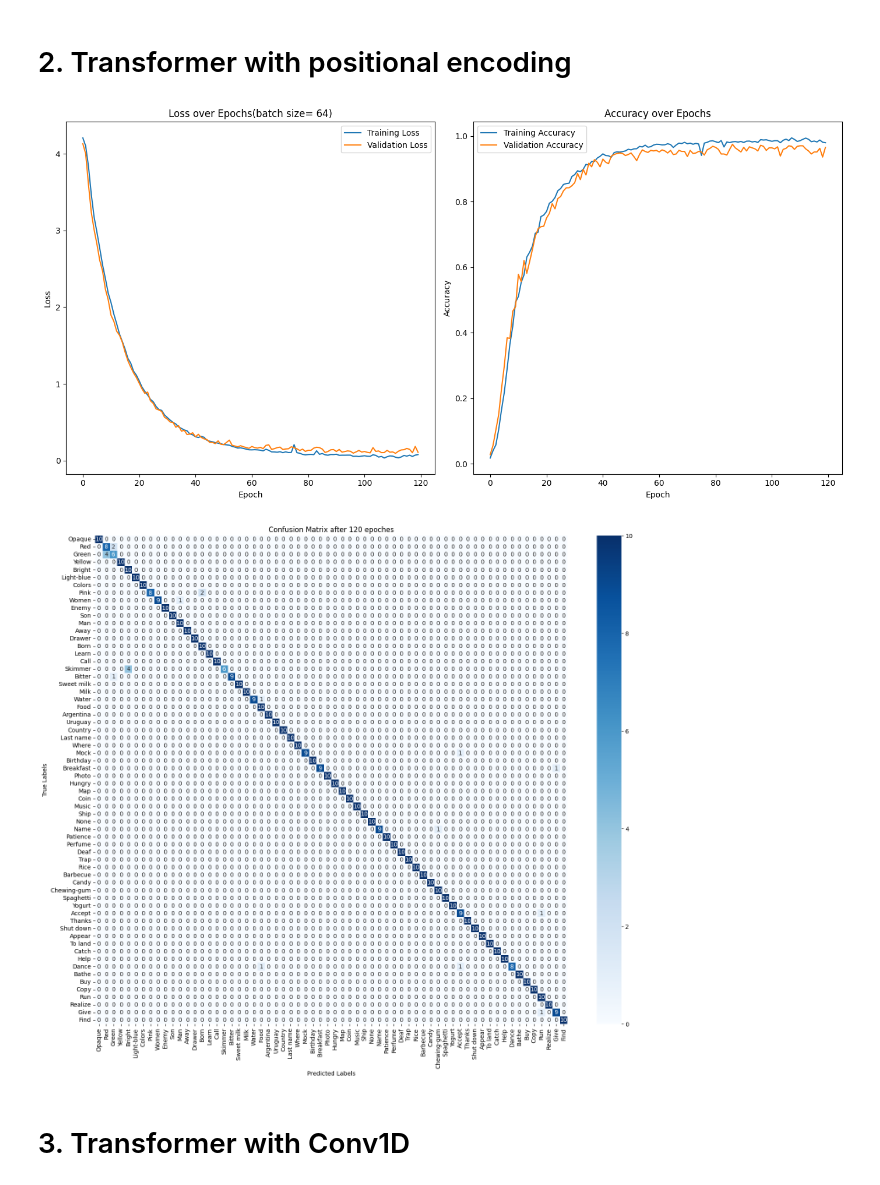
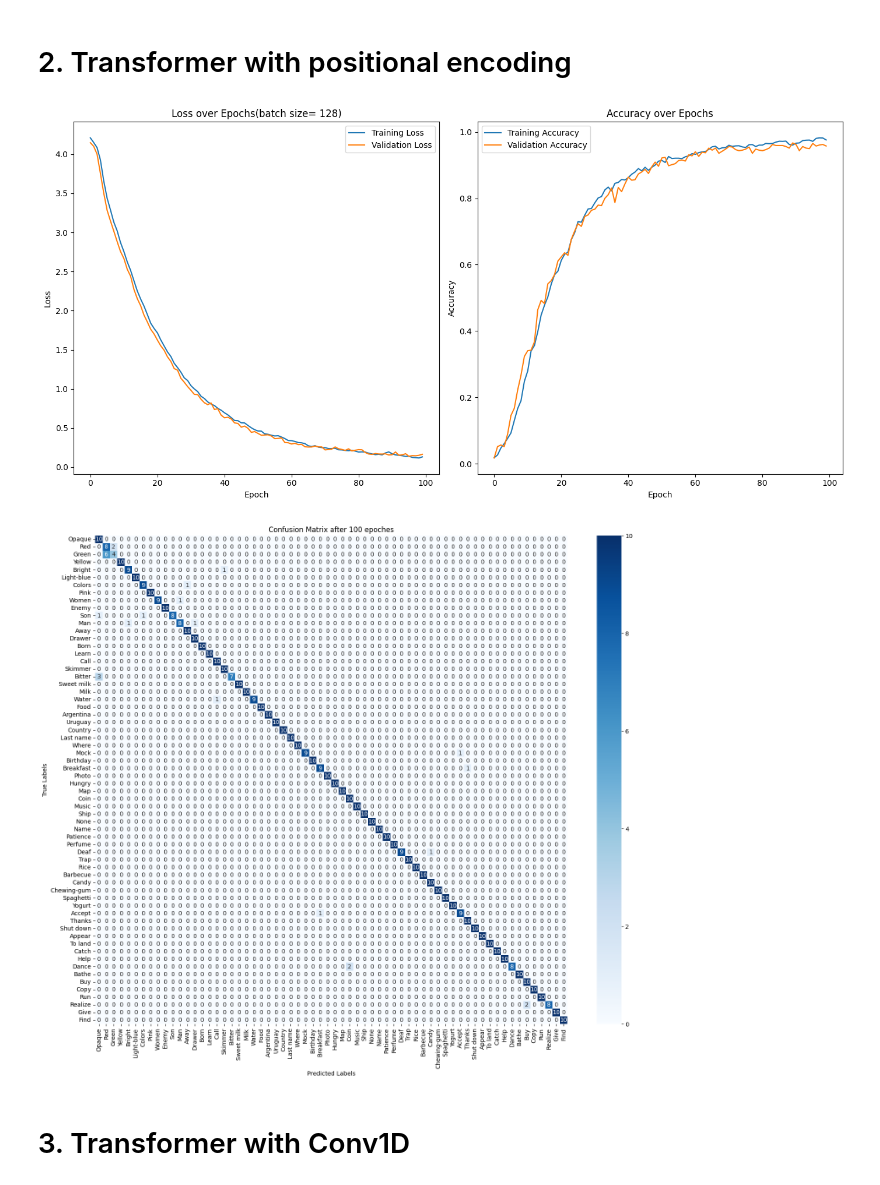
Before and after one commit to SadeghAllahverdi/SignLanguage-project, a Jupyter notebook: Saturday(May4 LSA64version).ipynb, the cells around one changed output. Saved outputs shown, nothing was run; the diff lists cells and outputs as text; code cells hidden in the pictures.

```diff
--- a/Saturday(May4 LSA64version).ipynb
+++ b/Saturday(May4 LSA64version).ipynb
@@ -497,26 +507,24 @@ draw_confmatrix(all_labels, all_preds, class_names, num_epochs)
 # %% [markdown]
 # 2. Transformer with positional encoding
 # %%
-num_epochs= 120
-batch_size= 64
+num_epochs= 100
+batch_size= 128
 learning_rate= 0.0001
 
 transformer_modelp= TransformerModelP().to(device)                  # initialize
 
 train_dataloader = DataLoader(dataset=train_dataset, batch_size= batch_size, num_workers=0, shuffle=True)
 test_dataloader = DataLoader(dataset=test_dataset, batch_size= batch_size, num_workers=0, shuffle=False)
 criterion = nn.CrossEntropyLoss()
 optimizer = optim.Adam(transformer_modelp.parameters(), lr= learning_rate)
 
 train_losses, test_losses, train_accuracies, test_accuracies, all_preds, all_labels = train(num_epochs, transformer_modelp, train_dataloader, test_dataloader, optimizer, criterion, calculate_accuracy, device)
+draw_loss_accuracy(train_losses, test_losses, train_accuracies, test_accuracies, batch_size)
+draw_confmatrix(all_labels, all_preds, class_names, num_epochs)
+draw_in_tensorboard(train_losses, train_accuracies, test_losses, test_accuracies, 'TP_1_120_Adam_Cross_none_64_40fps')
+# %% [output]
+[figure, added]
+[figure, added]
-# %%
-draw_loss_accuracy(train_losses, test_losses, train_accuracies, test_accuracies, batch_size)
-# %% [output]
-[figure, removed]
-# %%
-draw_confmatrix(all_labels, all_preds, class_names, num_epochs)
-# %% [output]
-[figure, removed]
 # %% [markdown]
 # 3. Transformer with Conv1D
 # %%
```
Also changed, not shown: parts of 14 cells of this notebook.
